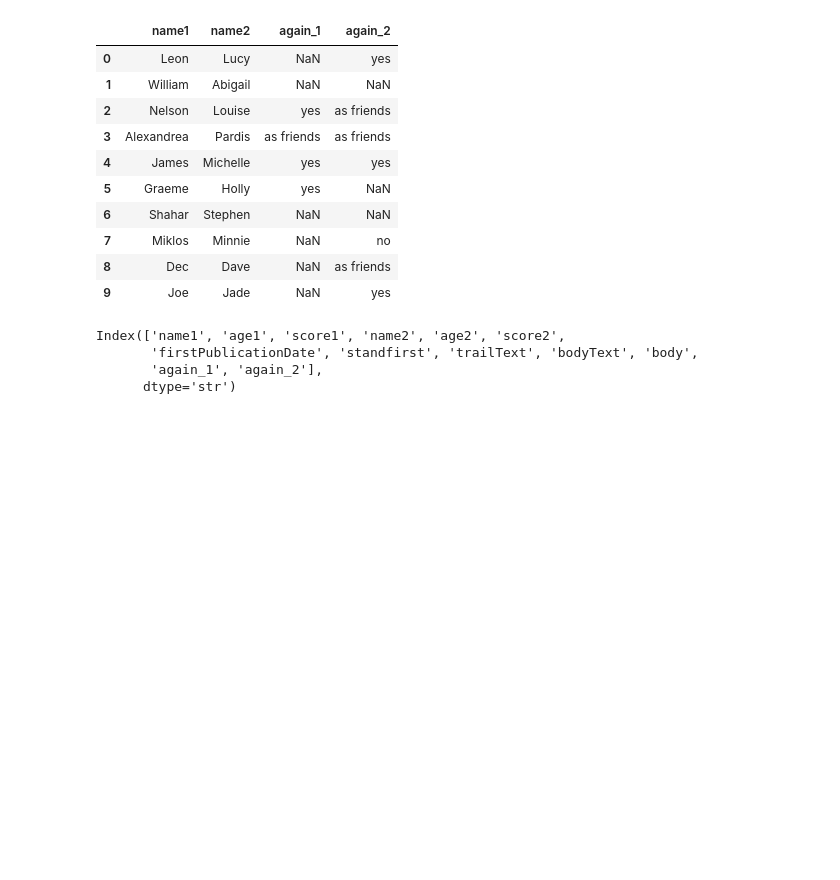
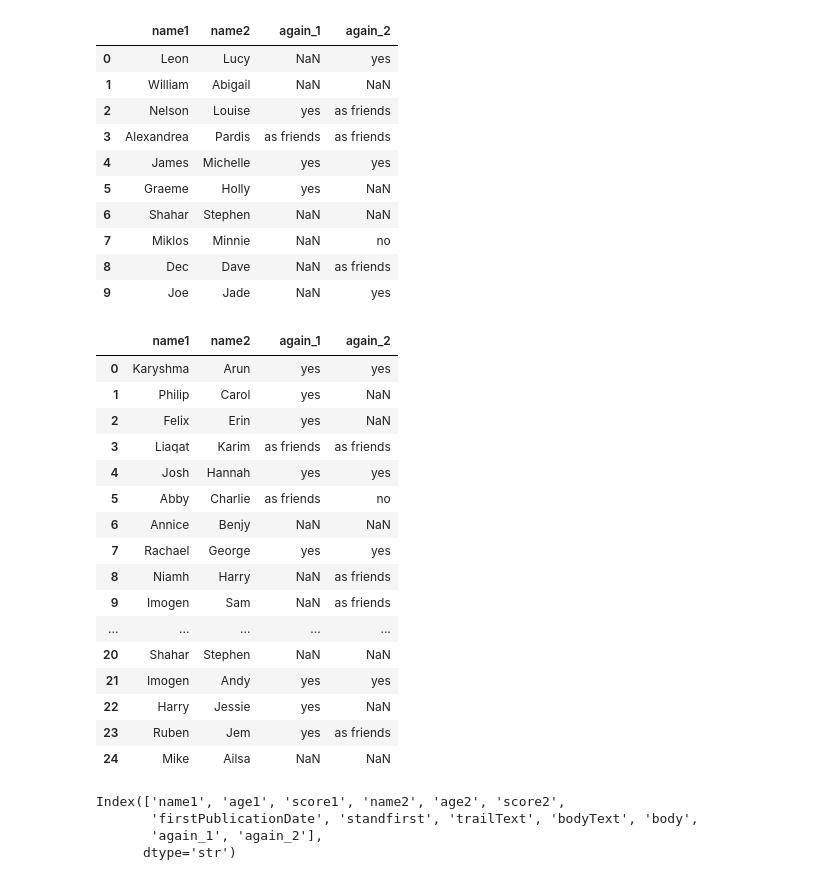
Before and after one commit to dianashin00/2026-Image-and-Sound, a Jupyter notebook: lessons/05_lecture/text.ipynb, the cells around one changed output. Drawn from its saved outputs; the diff is of its cells as text; code cells hidden in the pictures; blank space fills up the shorter version.

```diff
--- a/lessons/05_lecture/text.ipynb
+++ b/lessons/05_lecture/text.ipynb
@@ -1104,6 +1098,41 @@ Name: count, dtype: int64
 | 7 | Miklos | Minnie | NaN | no |
 | 8 | Dec | Dave | NaN | as friends |
 | 9 | Joe | Jade | NaN | yes |
+# %%
+import random
+import pandas as pd
+
+sampled_entries = random.sample(list(hand_again.items()), 25)
+sample_rows = []
+
+for (name1, name2), (answer1, answer2) in sampled_entries:
+    sample_rows.append({
+        "name1": name1,
+        "name2": name2,
+        "again_1": answer1,
+        "again_2": answer2
+    })
+
+hand_again_sample = pd.DataFrame(sample_rows)
+hand_again_sample
+# %% [output]
+|  | name1 | name2 | again_1 | again_2 |
+| 0 | Karyshma | Arun | yes | yes |
+| 1 | Philip | Carol | yes | NaN |
+| 2 | Felix | Erin | yes | NaN |
+| 3 | Liaqat | Karim | as friends | as friends |
+| 4 | Josh | Hannah | yes | yes |
+| 5 | Abby | Charlie | as friends | no |
+| 6 | Annice | Benjy | NaN | NaN |
+| 7 | Rachael | George | yes | yes |
+| 8 | Niamh | Harry | NaN | as friends |
+| 9 | Imogen | Sam | NaN | as friends |
+| ... | ... | ... | ... | ... |
+| 20 | Shahar | Stephen | NaN | NaN |
+| 21 | Imogen | Andy | yes | yes |
+| 22 | Harry | Jessie | yes | NaN |
+| 23 | Ruben | Jem | yes | as friends |
+| 24 | Mike | Ailsa | NaN | NaN |
 # %%
 dates.columns
 # %% [output]
```
Also changed, not shown: parts of 4 cells of this notebook.
